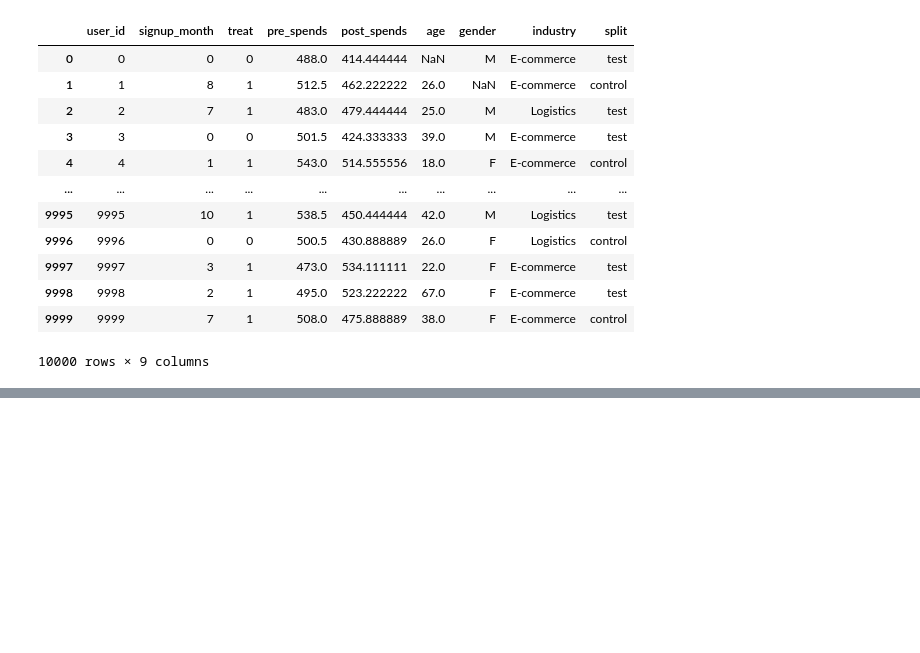
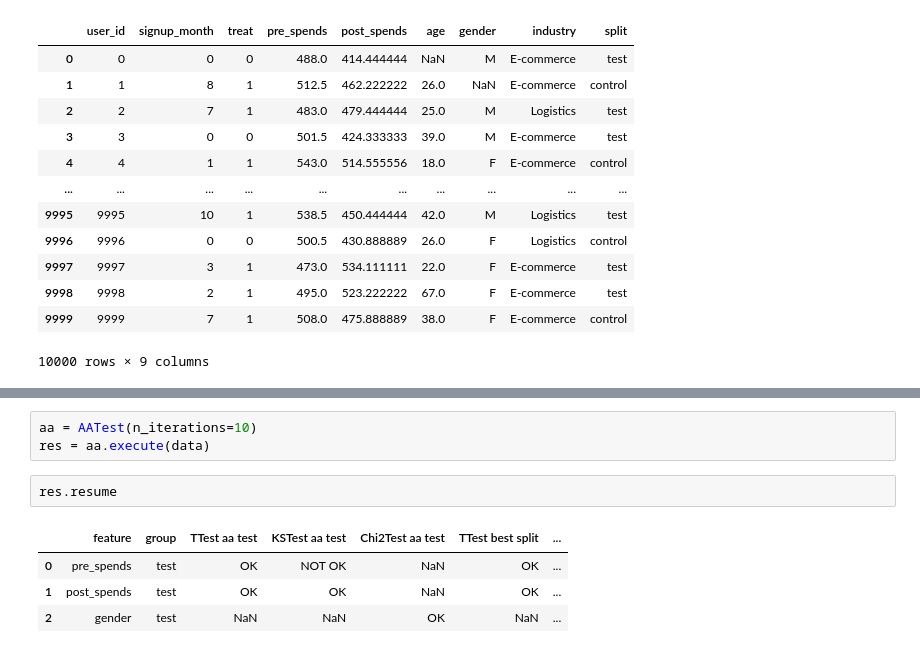
Before and after one commit to sb-ai-lab/HypEx, a Jupyter notebook: examples/tutorials/AATestTutorial.ipynb, the cells around one changed output, grey strips where cells are left out. Cells and saved outputs as stored; diff of their text form; blank space fills up the shorter version.

```diff
--- a/examples/tutorials/AATestTutorial.ipynb
+++ b/examples/tutorials/AATestTutorial.ipynb
@@ -276,0 +306,10 @@ res.experiments
+# %%
+aa = AATest(n_iterations=10)
+res = aa.execute(data)
+# %%
+res.resume
+# %% [output]
+|  | feature | group | TTest aa test | KSTest aa test | Chi2Test aa test | TTest best split | ... |
+| 0 | pre_spends | test | OK | NOT OK | NaN | OK | ... |
+| 1 | post_spends | test | OK | OK | NaN | OK | ... |
+| 2 | gender | test | NaN | NaN | OK | NaN | ... |
```
Also changed, not shown: parts of 23 cells of this notebook, 3 other files.
